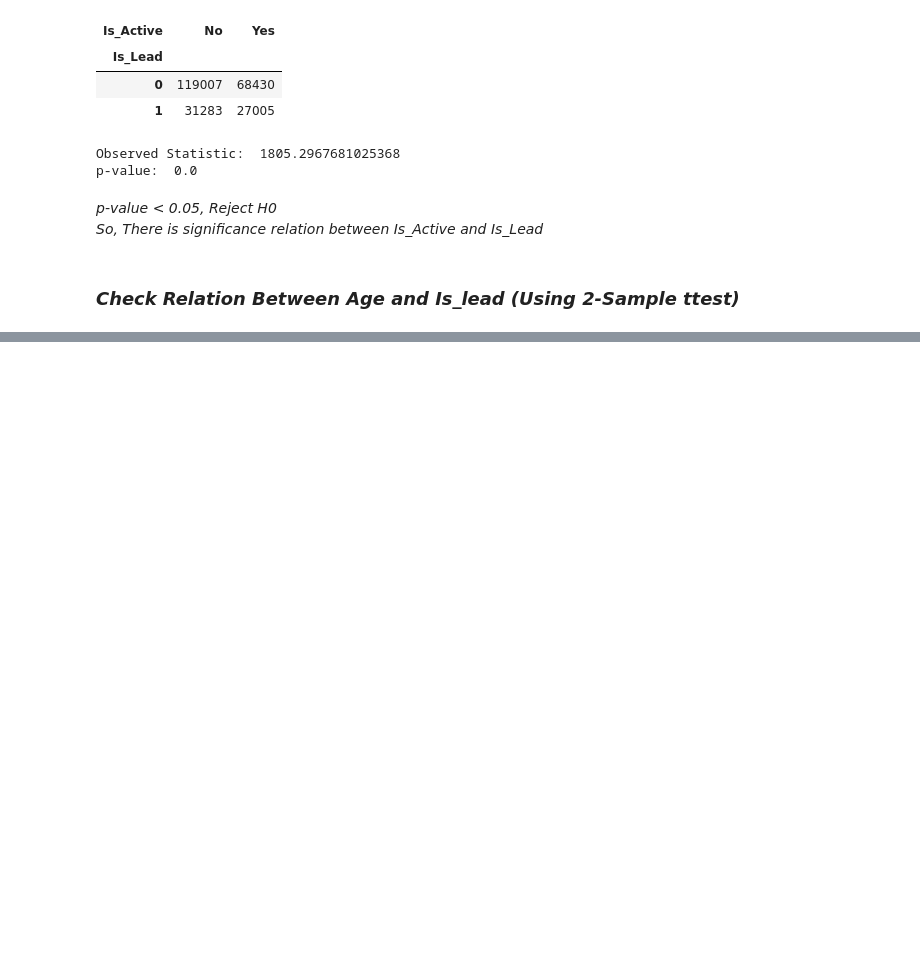
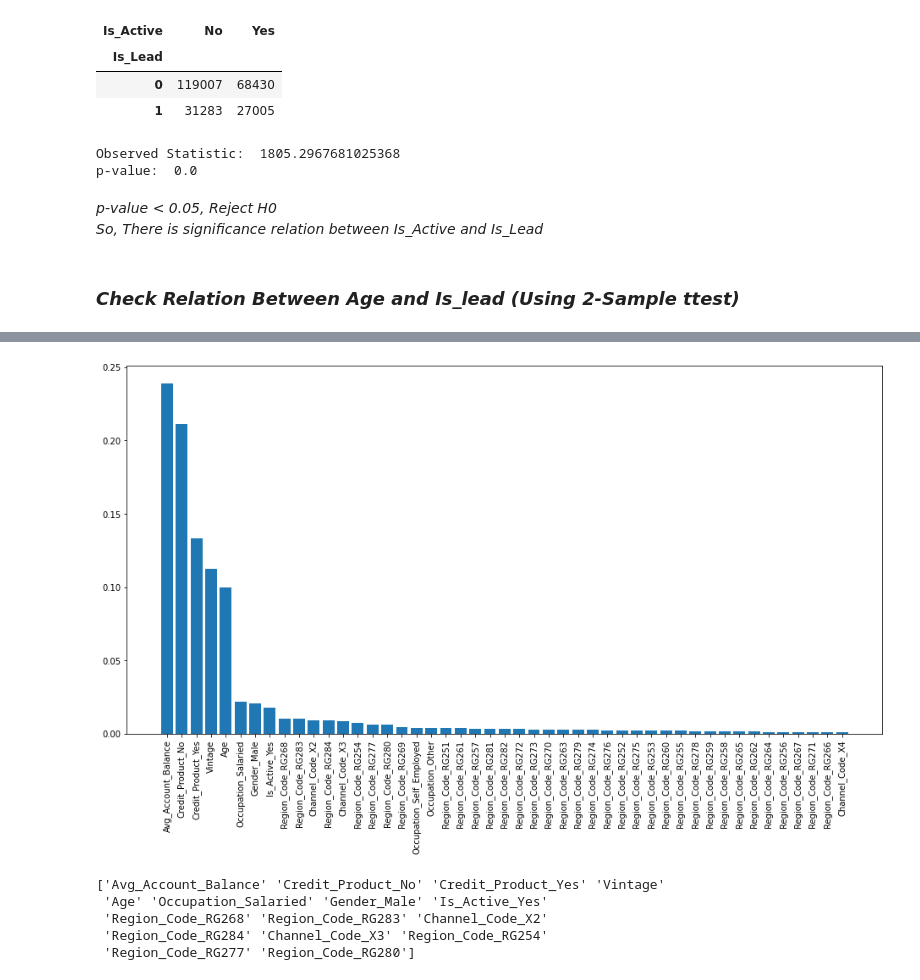
Before and after one commit to manoj25hyd/Credit-Card-Lead-Prediction, a Jupyter notebook: Hypothesis testing.ipynb, the cells around one changed output, grey strips where cells are left out. Drawn from its saved outputs; the diff is of its cells as text; code cells hidden in the pictures; blank space fills up the shorter version.

Commit message:
model building started

```diff
--- a/Hypothesis testing.ipynb
+++ b/Hypothesis testing.ipynb
@@ -269,0 +347,9 @@ p-value:  0.0
+# %%
+# Split Data into Dependent and Independent Variable
+X = df.drop(columns = ["Is_Lead"]).copy()
+y = df["Is_Lead"]
+# %%
+# Apply One-Hot-Encoding
+X_Encoded = pd.get_dummies(X, drop_first = True)
+# Print df_Encoded
+X_Encoded.head()
@@ -269,0 +364,3 @@ p-value:  0.0
+# %%
+# Split Data into Train and Test
+X_train, X_test, y_train, y_test = train_test_split(X_Encoded, y, train_size = 0.85, random_state = 1, stratify = y)
@@ -269,0 +379,12 @@ p-value:  0.0
+# %%
+# Build Decision Tree Model
+dtc_model = DecisionTreeClassifier()
+# Fit the Data
+dtc_model.fit(X_train, y_train)
+# Predict with X_test
+y_pred = dtc_model.predict(X_test)
+# Print ROC AUC Score
+print("ROC AUC Score:", roc_auc_score(y_test, dtc_model.predict_proba(X_test)[:,1]))
+# Confusion Matrix and Classification Report
+print(confusion_matrix(y_test, y_pred))
+print(classification_report(y_test, y_pred))
@@ -269,0 +403,25 @@ p-value:  0.0
+# %%
+# Create Dataframe with Feature Importances
+features_df = pd.DataFrame({"Feature": X_train.columns,
+                            "Feature Importance": dtc_model.feature_importances_})
+
+# Sort features_df by feature importance
+features_df = features_df.sort_values(by = "Feature Importance", ascending = False)
+
+# Plot the feature importances
+plt.figure(figsize = (16,8))
+plt.bar(x = features_df["Feature"], height = features_df["Feature Importance"])
+plt.xticks(rotation = "vertical")
+plt.show()
+# %% [output]
+[figure, added]
+# %%
+# Select Features
+selected_features = features_df[features_df["Feature Importance"] > 0.005]["Feature"].unique()
+print(selected_features)
+# %% [output]
+['Avg_Account_Balance' 'Credit_Product_No' 'Credit_Product_Yes' 'Vintage'
+ 'Age' 'Occupation_Salaried' 'Gender_Male' 'Is_Active_Yes'
+ 'Region_Code_RG268' 'Region_Code_RG283' 'Channel_Code_X2'
+ 'Region_Code_RG284' 'Channel_Code_X3' 'Region_Code_RG254'
+ 'Region_Code_RG277' 'Region_Code_RG280']
```
Also changed, not shown: parts of 38 cells of this notebook.
